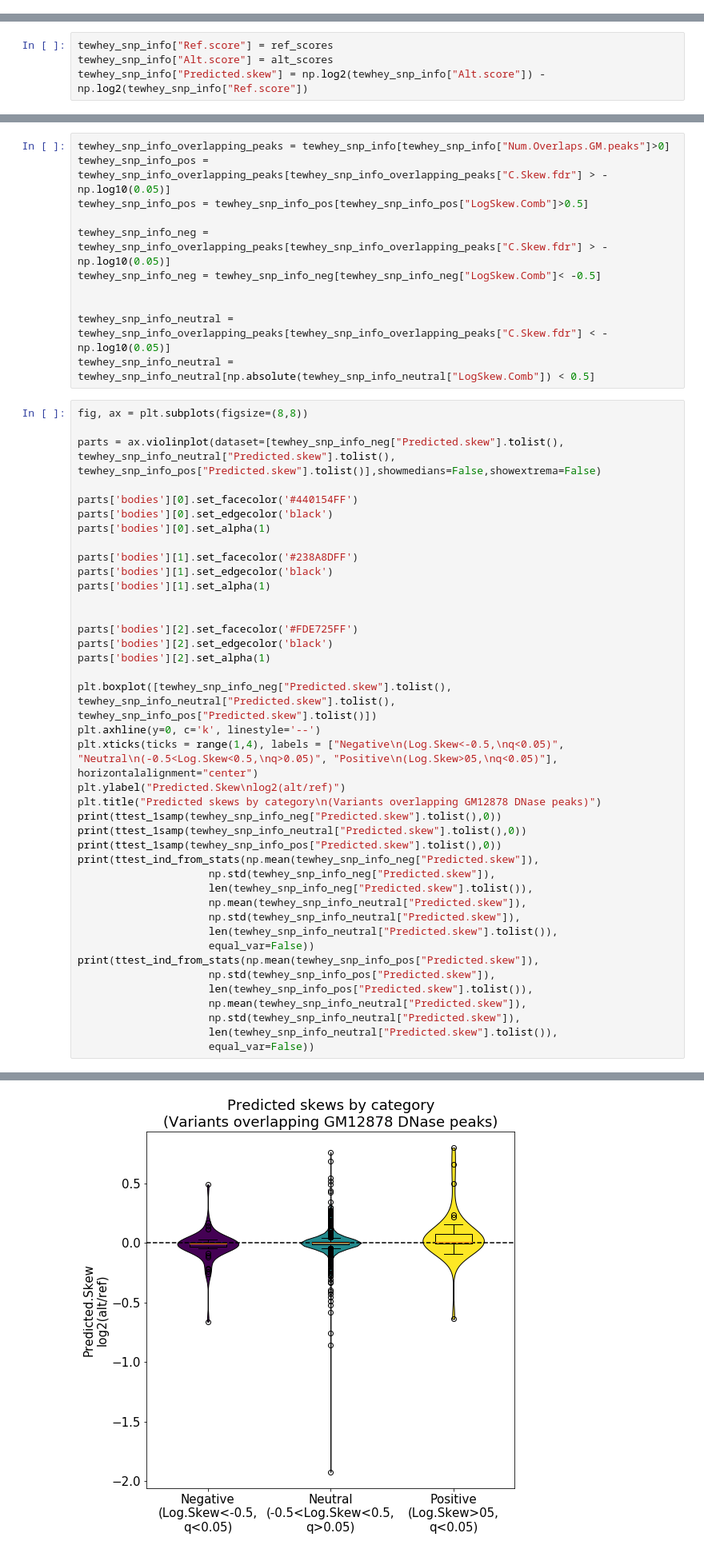
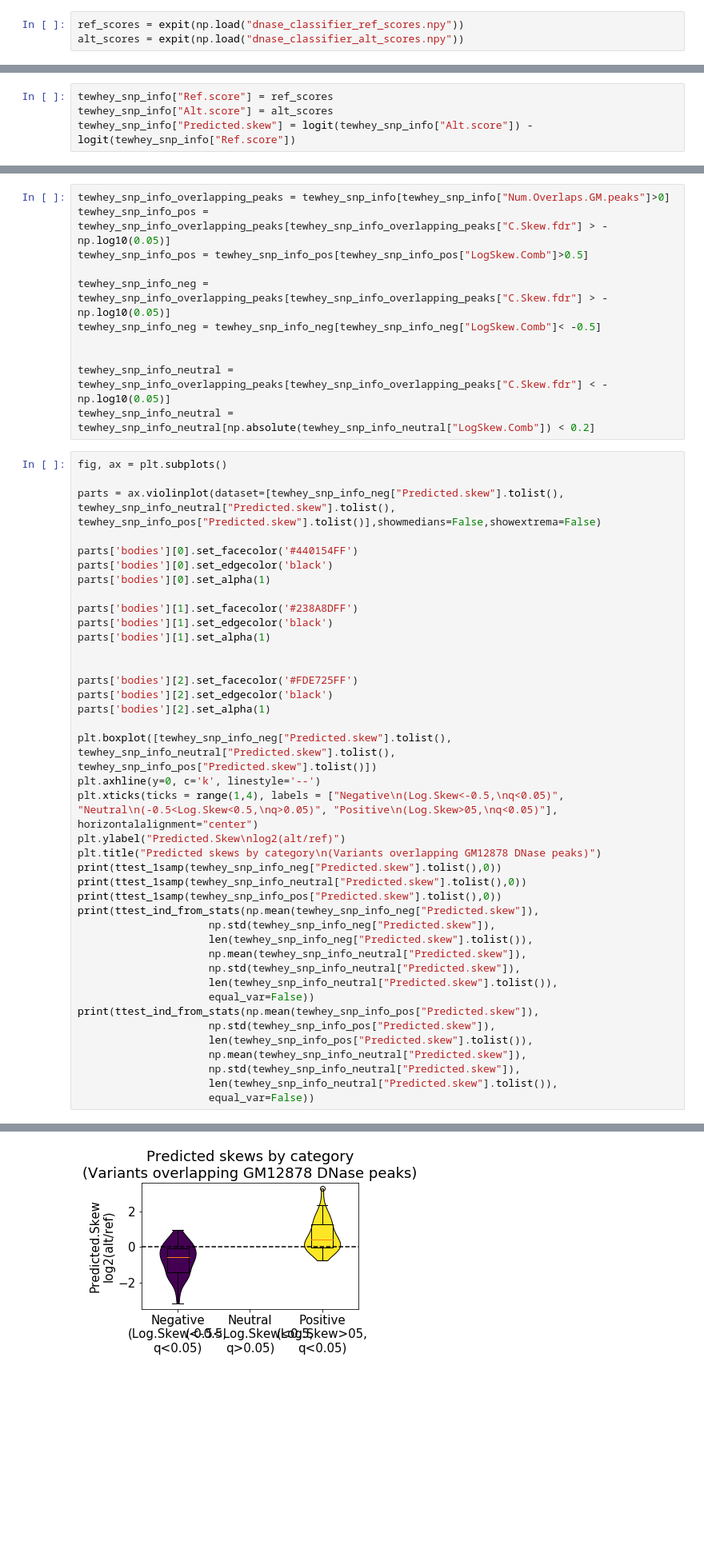
Before and after one commit to pfenninglab/ml-prototypes, a Jupyter notebook: lcl_regressions/plot_classification_model_performances_hg19_corrected_tewhey_sequences.ipynb, the cells around one changed output, grey strips where cells are left out. Shown at 80% size. Cells and saved outputs as stored; diff of their text form; blank space fills up the shorter version.

```diff
--- a/lcl_regressions/plot_classification_model_performances_hg19_corrected_tewhey_sequences.ipynb
+++ b/lcl_regressions/plot_classification_model_performances_hg19_corrected_tewhey_sequences.ipynb
@@ -26,11 +24,14 @@ tewhey_alt_sequences = np.load("/projects/pfenninggroup/machineLearningForComput
 # %%
 ref_scores = classification_model_3_hg19.predict(tewhey_ref_sequences)
 alt_scores = classification_model_3_hg19.predict(tewhey_alt_sequences)
+# %%
+ref_scores = expit(np.load("dnase_classifier_ref_scores.npy"))
+alt_scores = expit(np.load("dnase_classifier_alt_scores.npy"))
 # %%
 tewhey_snp_info = pd.read_csv("/projects/pfenninggroup/machineLearningForComputationalBiology/eramamur_stuff/ml_lcl/tewhey_snps_data_extended_joined_to_1kg_mappings_with_1kb_snp_centered_sequences_with_gm_overlaps.txt",
                               sep="\t")
 # %%
 tewhey_snp_info["Ref.score"] = ref_scores
 tewhey_snp_info["Alt.score"] = alt_scores
-tewhey_snp_info["Predicted.skew"] = np.log2(tewhey_snp_info["Alt.score"]) - np.log2(tewhey_snp_info["Ref.score"])
+tewhey_snp_info["Predicted.skew"] = logit(tewhey_snp_info["Alt.score"]) - logit(tewhey_snp_info["Ref.score"])
 # %%
@@ -152,9 +182,9 @@ tewhey_snp_info_neg = tewhey_snp_info_neg[tewhey_snp_info_neg["LogSkew.Comb"]< -
 
 
 tewhey_snp_info_neutral = tewhey_snp_info_overlapping_peaks[tewhey_snp_info_overlapping_peaks["C.Skew.fdr"] < -np.log10(0.05)]
-tewhey_snp_info_neutral = tewhey_snp_info_neutral[np.absolute(tewhey_snp_info_neutral["LogSkew.Comb"]) < 0.5]
+tewhey_snp_info_neutral = tewhey_snp_info_neutral[np.absolute(tewhey_snp_info_neutral["LogSkew.Comb"]) < 0.2]
 # %%
-fig, ax = plt.subplots(figsize=(8,8))
+fig, ax = plt.subplots()
 
 parts = ax.violinplot(dataset=[tewhey_snp_info_neg["Predicted.skew"].tolist(), tewhey_snp_info_neutral["Predicted.skew"].tolist(), tewhey_snp_info_pos["Predicted.skew"].tolist()],showmedians=False,showextrema=False)
 
@@ -202,4 +232,4 @@ Ttest_indResult(statistic=1.7890735257659112, pvalue=0.0814039685360126)
-[figure, old version]
+[figure, new version]
 # %%
 def evaluate_model(X,Y,model):
     pred = model.predict_proba(X)
```
Also changed, not shown: parts of 19 cells of this notebook, 52 other files.
